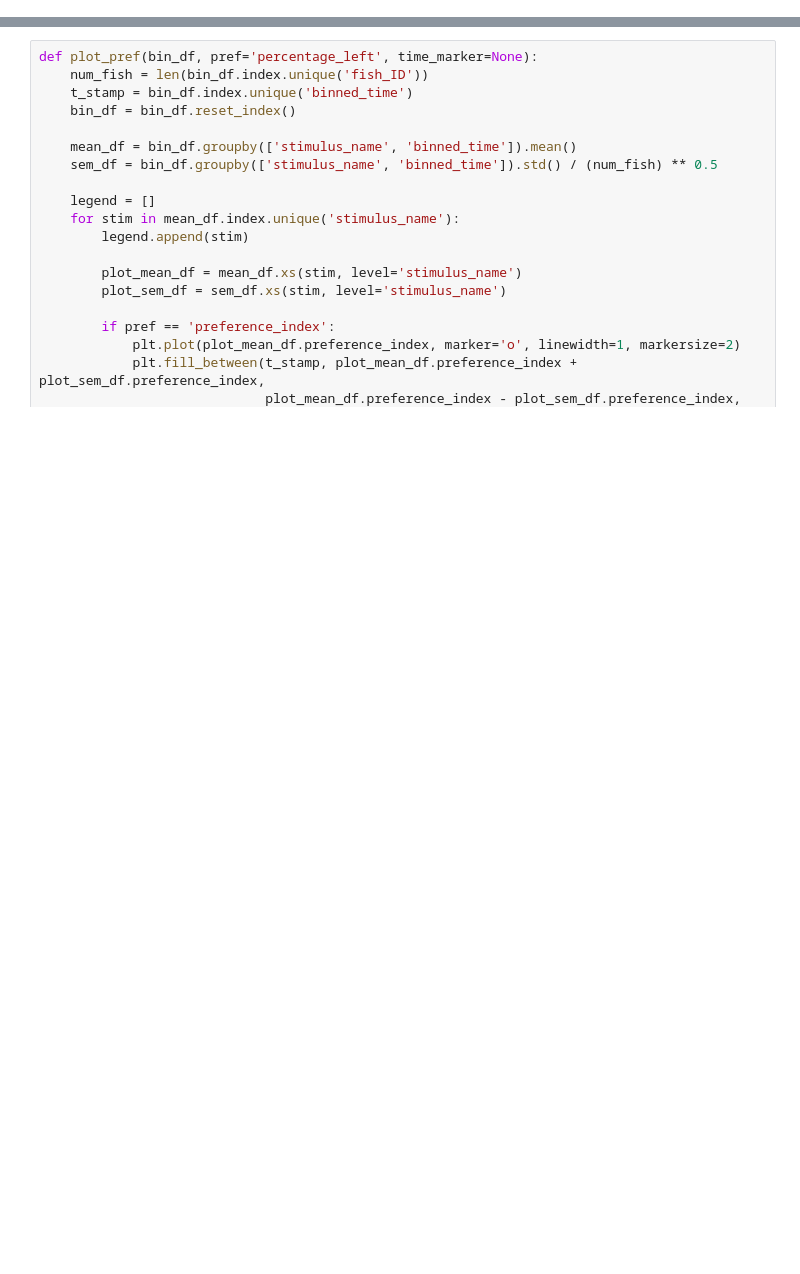
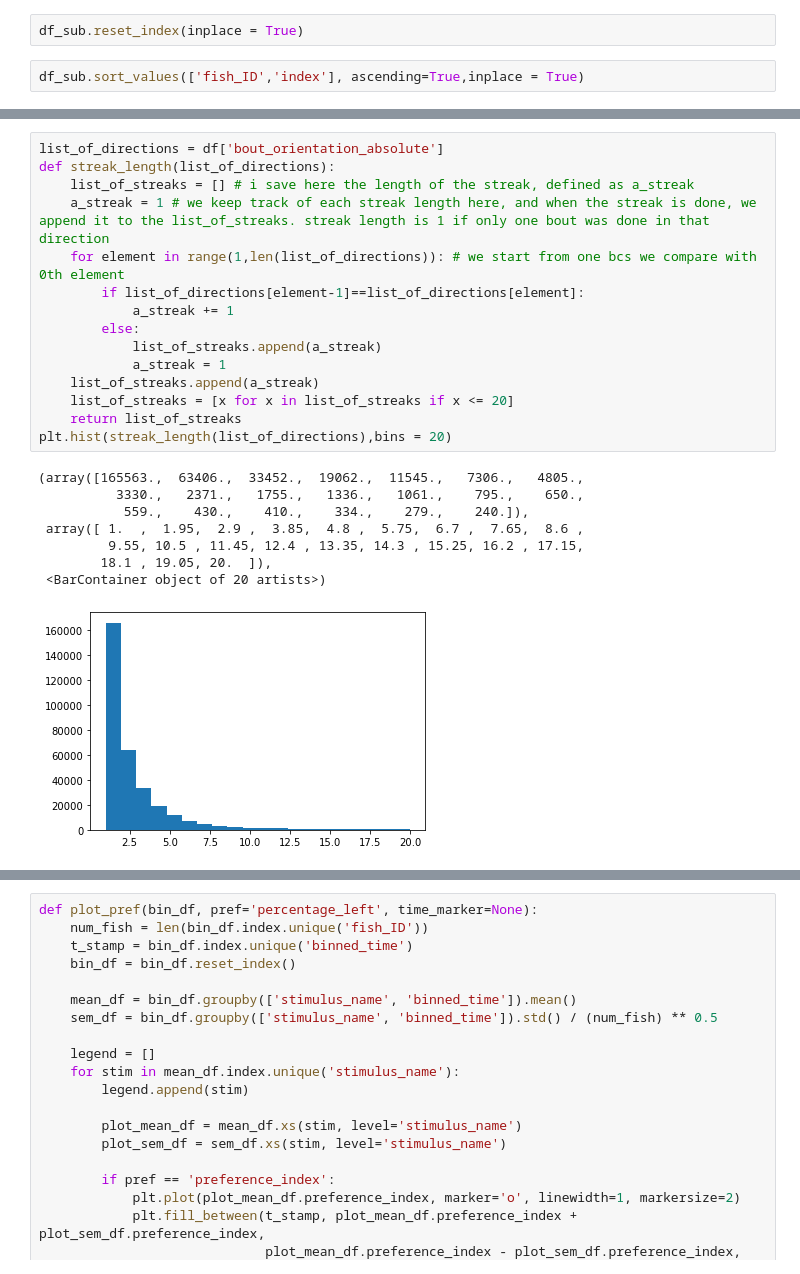
Before and after one commit to Flutura00/Master_thesis_1, a Jupyter notebook: Analysis_pipeline_1.ipynb, the cells around one changed output, grey strips where cells are left out. Drawn from its saved outputs; the diff is of its cells as text; blank space fills up the shorter version.

```diff
--- a/Analysis_pipeline_1.ipynb
+++ b/Analysis_pipeline_1.ipynb
@@ -81,0 +97,4 @@ Index(['setup_index', 'arena_index', 'experiment_repeat', 'fish_ID',
+# %%
+df_sub.reset_index(inplace = True)
+# %%
+df_sub.sort_values(['fish_ID','index'], ascending=True,inplace = True)
@@ -81,0 +215,24 @@ Index(['setup_index', 'arena_index', 'experiment_repeat', 'fish_ID',
+# %%
+list_of_directions = df['bout_orientation_absolute']
+def streak_length(list_of_directions):
+    list_of_streaks = [] # i save here the length of the streak, defined as a_streak
+    a_streak = 1 # we keep track of each streak length here, and when the streak is done, we append it to the list_of_streaks. streak length is 1 if only one bout was done in that direction
+    for element in range(1,len(list_of_directions)): # we start from one bcs we compare with 0th element
+        if list_of_directions[element-1]==list_of_directions[element]:
+            a_streak += 1
+        else:
+            list_of_streaks.append(a_streak)
+            a_streak = 1
+    list_of_streaks.append(a_streak)
+    list_of_streaks = [x for x in list_of_streaks if x <= 20]
+    return list_of_streaks
+plt.hist(streak_length(list_of_directions),bins = 20)
+# %% [output]
+(array([165563.,  63406.,  33452.,  19062.,  11545.,   7306.,   4805.,
+          3330.,   2371.,   1755.,   1336.,   1061.,    795.,    650.,
+           559.,    430.,    410.,    334.,    279.,    240.]),
+ array([ 1.  ,  1.95,  2.9 ,  3.85,  4.8 ,  5.75,  6.7 ,  7.65,  8.6 ,
+         9.55, 10.5 , 11.45, 12.4 , 13.35, 14.3 , 15.25, 16.2 , 17.15,
+        18.1 , 19.05, 20.  ]),
+ <BarContainer object of 20 artists>)
+[figure, added]
```
Also changed, not shown: parts of 42 cells of this notebook, 13 other files.
